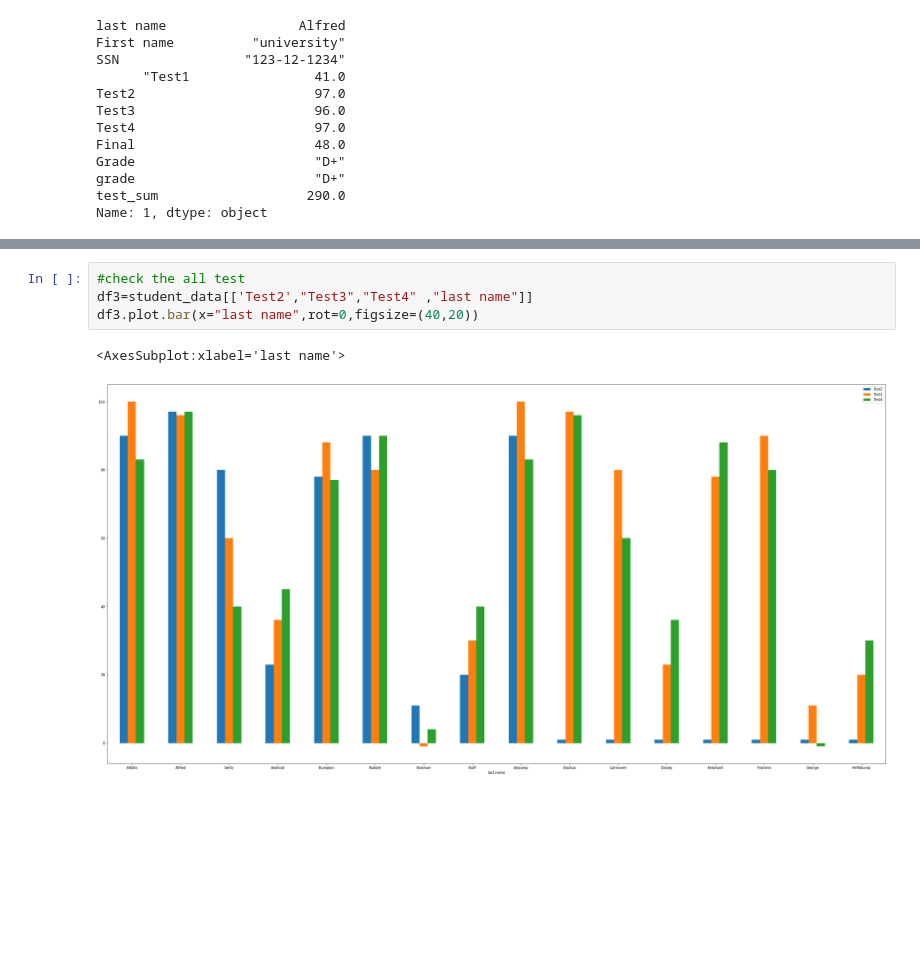
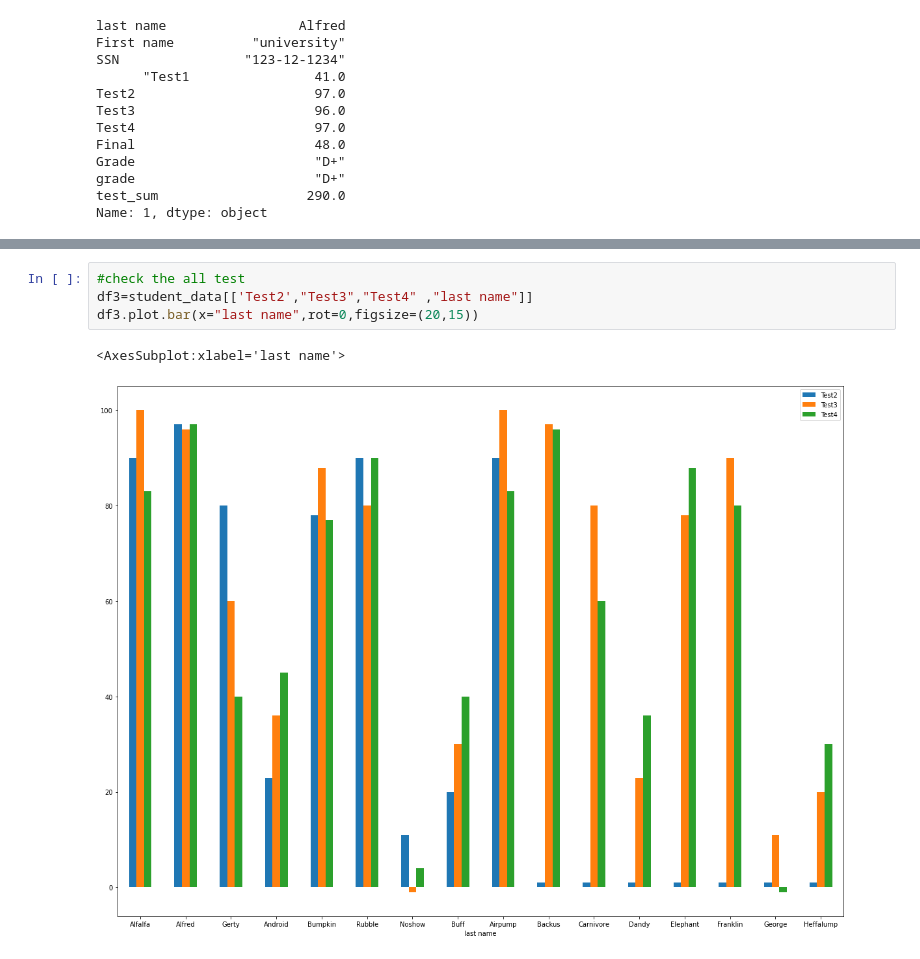
Before and after one commit to kernel-loophole/data-analysis-with-pandas, a Jupyter notebook: student_data_analysis.ipynb, the cells around one changed output, grey strips where cells are left out. Saved outputs shown, nothing was run; the diff lists cells and outputs as text; blank space fills up the shorter version.

```diff
--- a/student_data_analysis.ipynb
+++ b/student_data_analysis.ipynb
@@ -152,7 +170,7 @@ df3.plot.bar(x="last name",rot=0,figsize=(40,20))
 # %%
 #check the all test
 df3=student_data[['Test2',"Test3","Test4" ,"last name"]]
-df3.plot.bar(x="last name",rot=0,figsize=(40,20))
+df3.plot.bar(x="last name",rot=0,figsize=(20,15))
 # %% [output]
 <AxesSubplot:xlabel='last name'>
-[figure, old version]
+[figure, new version]
```
Also changed, not shown: parts of 4 cells of this notebook.
